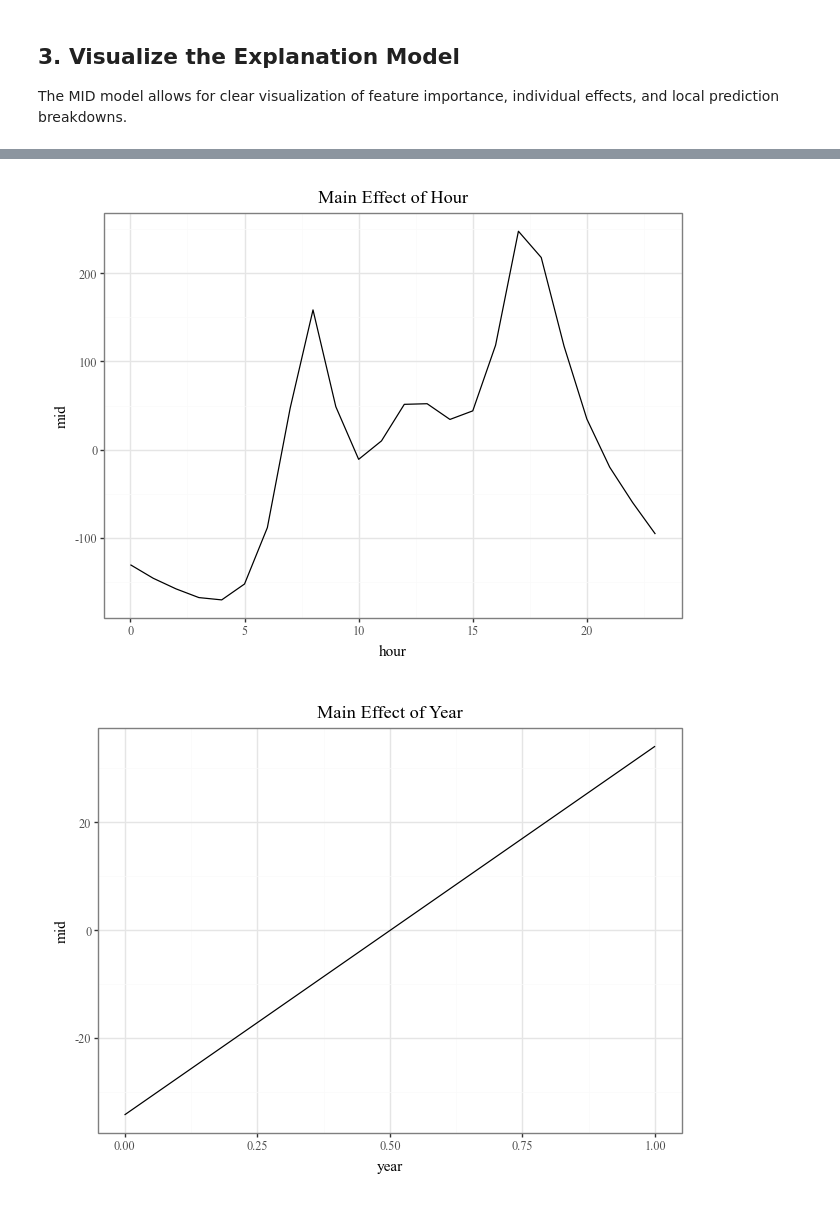
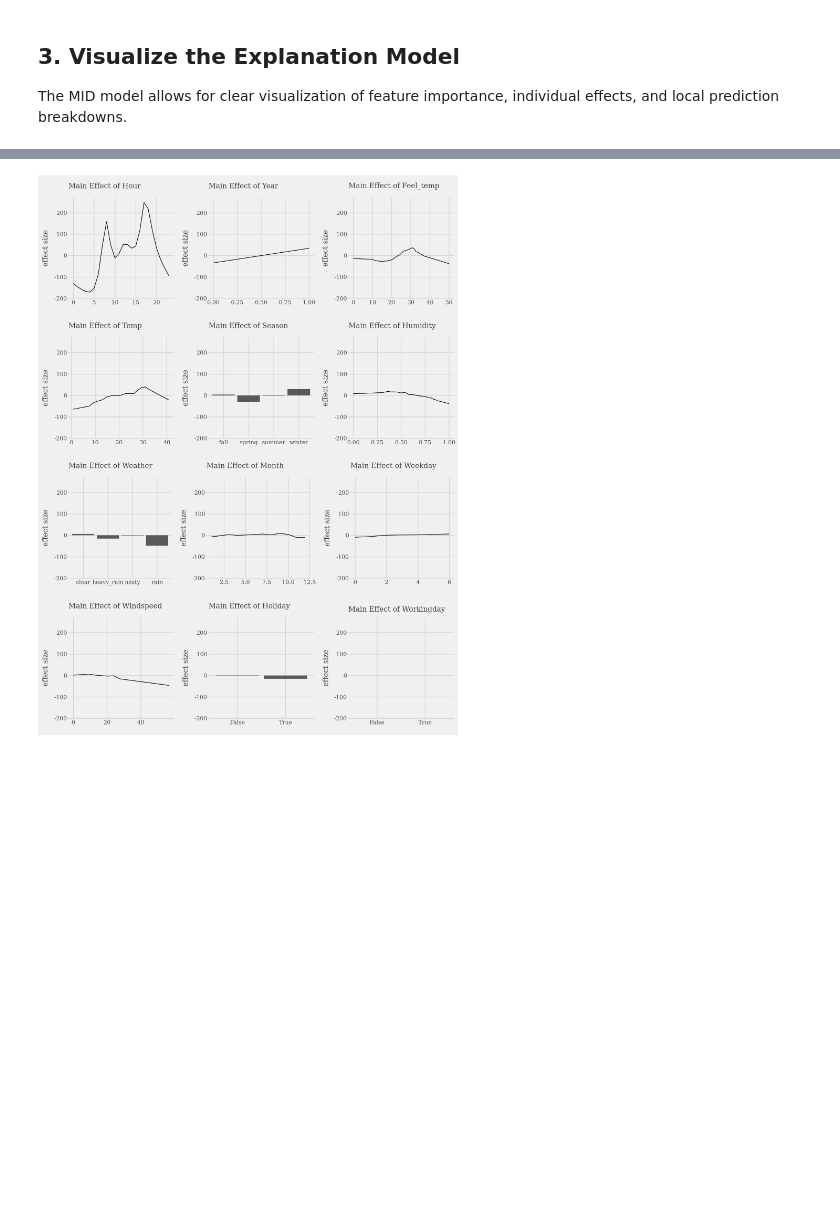
Before and after one commit to ryo-asashi/pyramid-learn, a Jupyter notebook: README.ipynb, the cells around one changed output, grey strips where cells are left out. Drawn from its saved outputs; the diff is of its cells as text; code cells hidden in the pictures; blank space fills up the shorter version.

```diff
--- a/README.ipynb
+++ b/README.ipynb
@@ -53,9 +53,8 @@ import lightgbm as lgb
 import midlearn as mid
 
 # Set up plotnine theme for clean visualizations
-import plotnine as p9
-p9.theme_set(p9.theme_bw(base_family='serif'))
-p9.options.figure_size = (5, 4)
+import plotnine as p9 # require plotnine >= 0.15.0
+p9.theme_set(p9.theme_538(base_family='serif'))
 
 # Configure scikit-learn display
 set_config(display='text')
@@ -148,11 +143,24 @@ display(
 # %%
 # Plot the top 3 important main effects (Component Functions)
-for i, t in enumerate(imp.terms(interactions=False)[:3]):
+plots = list()
+for i, t in enumerate(imp.terms(interactions=False)):
     p = (
         explainer.plot(term=t) +
-        p9.ggtitle(f"Main Effect of {t.capitalize()}")
+        p9.lims(y=[-180, 250]) +
+        p9.labs(
+            subtitle=f"Main Effect of {t.capitalize()}",
+            x="",
+            y="effect size"
+        )
     )
-    display(p)
+    plots.append(p)
+
+p1 = (
+    (plots[0] | plots[1] | plots[2]) /
+    (plots[3] | plots[4] | plots[5]) /
+    (plots[6] | plots[7] | plots[8]) /
+    (plots[9] | plots[10] | plots[11])
+)
+display(p1 + p9.theme(figure_size=(9, 12)))
 # %% [output]
-[figure, old version]
+[figure, new version]
-[figure, removed]
```
Also changed, not shown: parts of 7 cells of this notebook, 15 other files.
